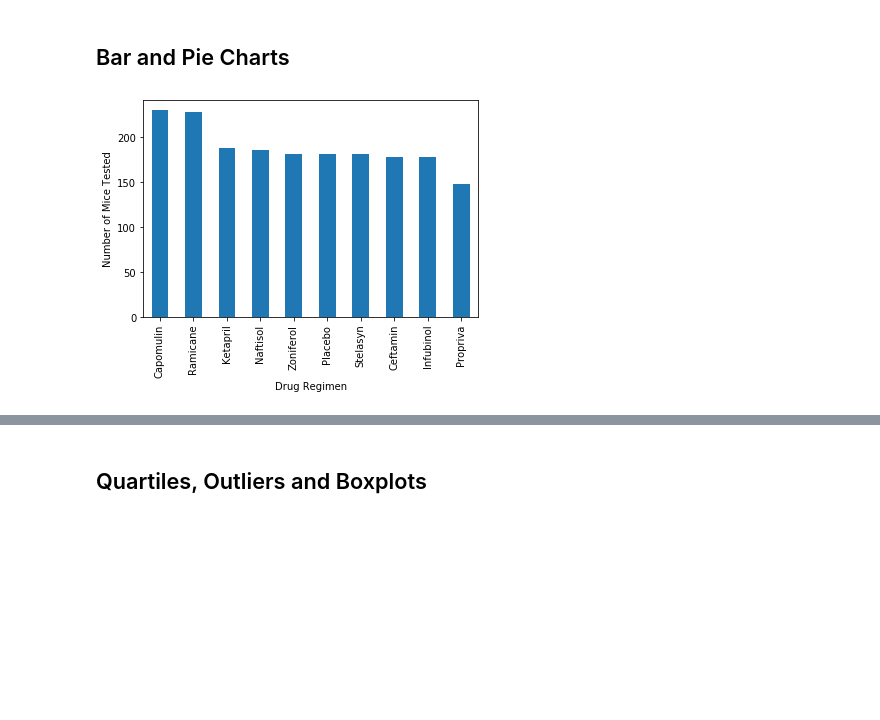
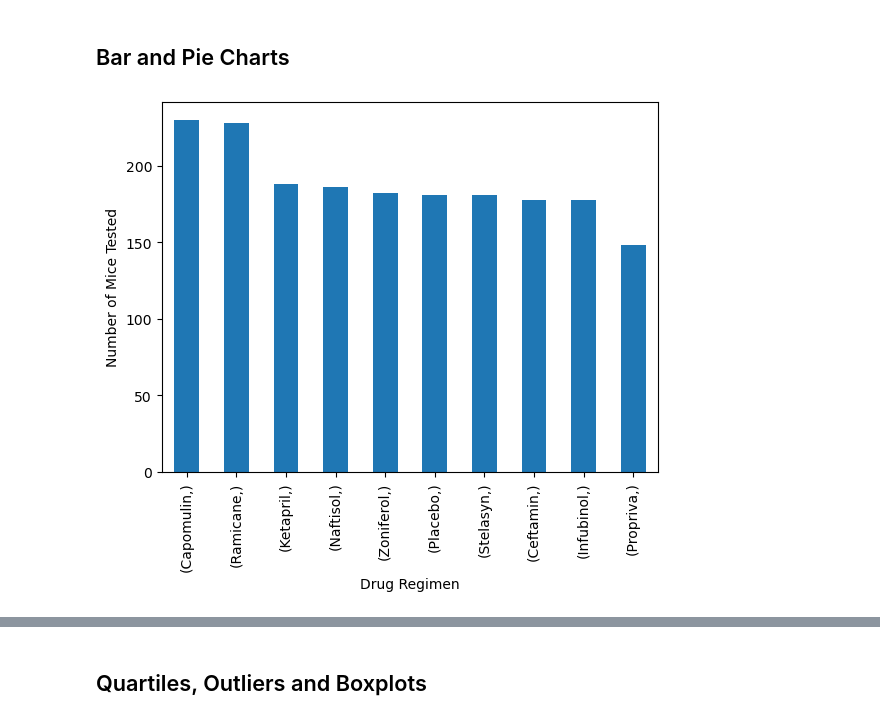
Before and after one commit to gamountainmama/matplotlib-challenge, a Jupyter notebook: module_5_starter_code/Pymaceuticals/matplotlib-challenge.ipynb, the cells around one changed output, grey strips where cells are left out. Saved outputs shown, nothing was run; the diff lists cells and outputs as text; code cells hidden in the pictures; blank space fills up the shorter version.

Commit message:
finished through pie charts (sorta)

```diff
--- a/module_5_starter_code/Pymaceuticals/matplotlib-challenge.ipynb
+++ b/module_5_starter_code/Pymaceuticals/matplotlib-challenge.ipynb
@@ -136,7 +141,10 @@ drug_summary
 ## Bar and Pie Charts
 # %%
 # Generate a bar plot showing the total number of timepoints for all mice tested for each drug regimen using Pandas.
+drug_mice_count = clean_data[["Drug Regimen"]].value_counts()
+drug_mice_count.plot(kind="bar", xlabel = "Drug Regimen", ylabel = "Number of Mice Tested")
+plt.show()
 # %% [output]
-[figure, old version]
+[figure, new version]
 # %%
 # Generate a bar plot showing the total number of timepoints for all mice tested for each drug regimen using pyplot.
```
Also changed, not shown: parts of 11 cells of this notebook.
